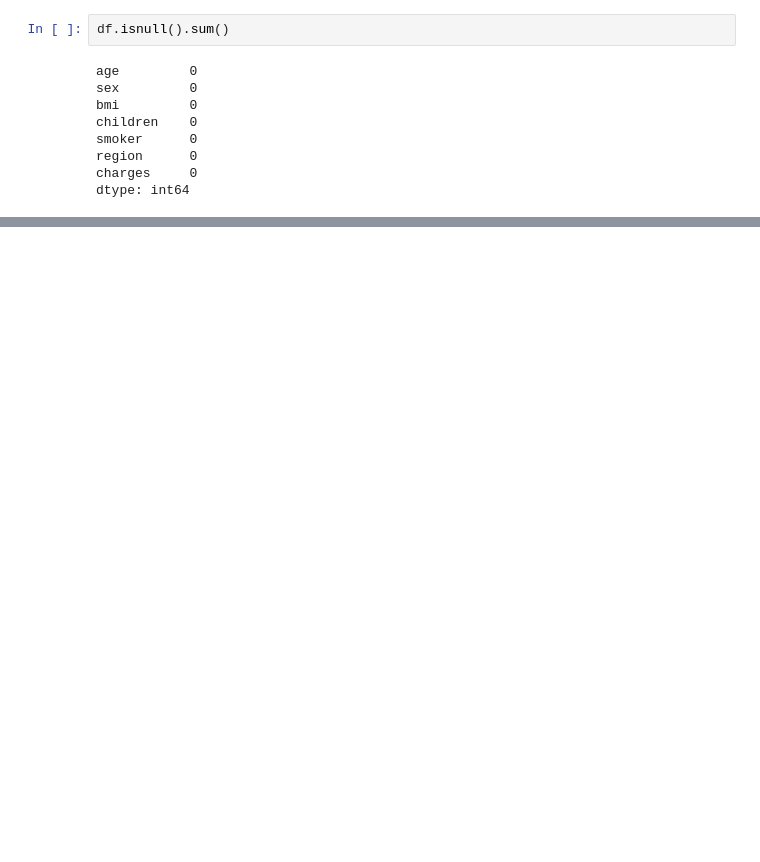
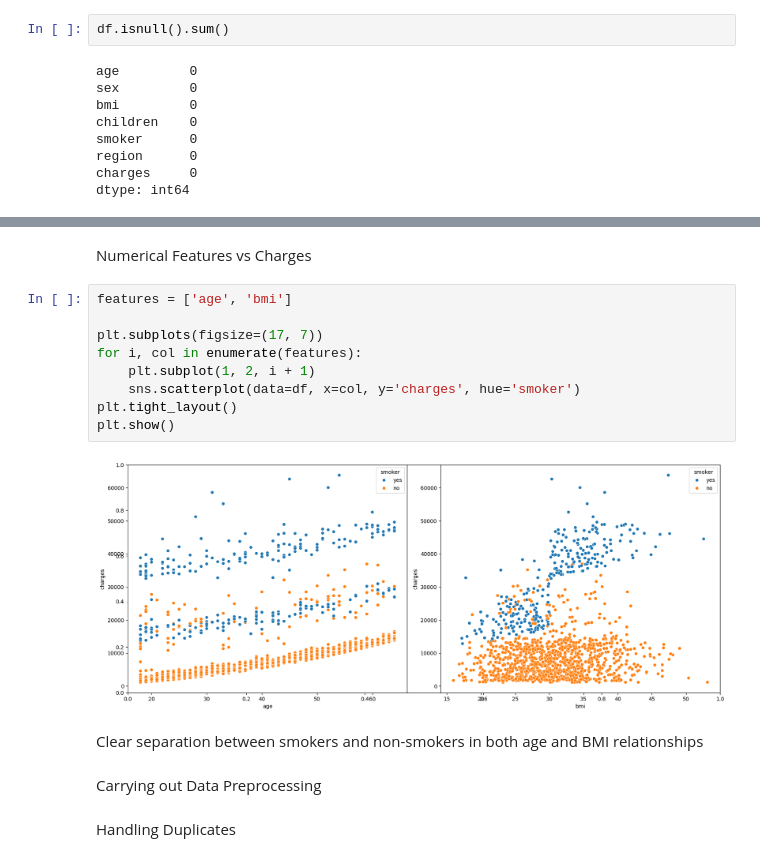
Before and after one commit to anthonybyamugisha/Insurance-Cost-Prediction-Model, a Jupyter notebook: insurance_cost.ipynb, the cells around one changed output, grey strips where cells are left out. Cells and saved outputs as stored; diff of their text form; blank space fills up the shorter version.

```diff
--- a/insurance_cost.ipynb
+++ b/insurance_cost.ipynb
@@ -674,0 +133,19 @@ Deep Learning Model (Scaled) R2 Score: 0.8231
+# %% [markdown]
+Numerical Features vs Charges
+# %%
+features = ['age', 'bmi']
+
+plt.subplots(figsize=(17, 7))
+for i, col in enumerate(features):
+    plt.subplot(1, 2, i + 1)
+    sns.scatterplot(data=df, x=col, y='charges', hue='smoker')
+plt.tight_layout()
+plt.show()
+# %% [output]
+[figure, added]
+# %% [markdown]
+Clear separation between smokers and non-smokers in both age and BMI relationships
+# %% [markdown]
+Carrying out Data Preprocessing
+# %% [markdown]
+Handling Duplicates
```
Also changed, not shown: parts of 151 cells of this notebook.
